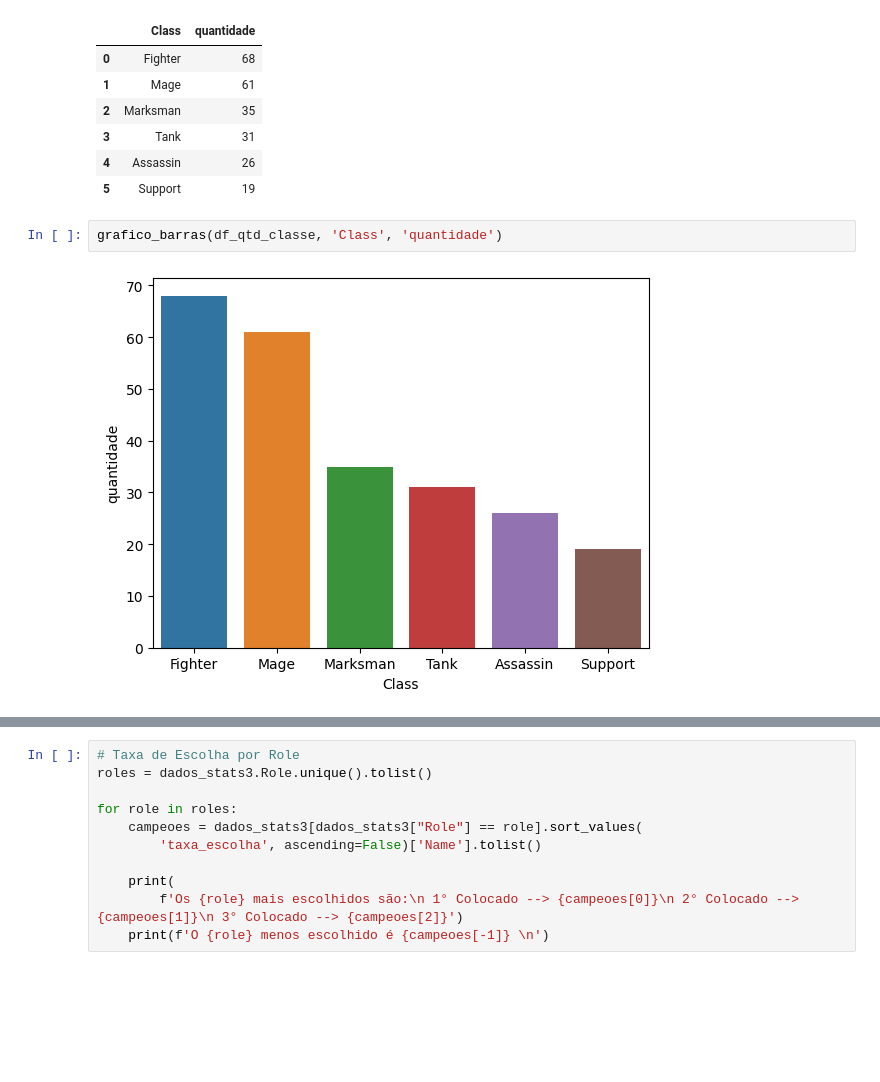
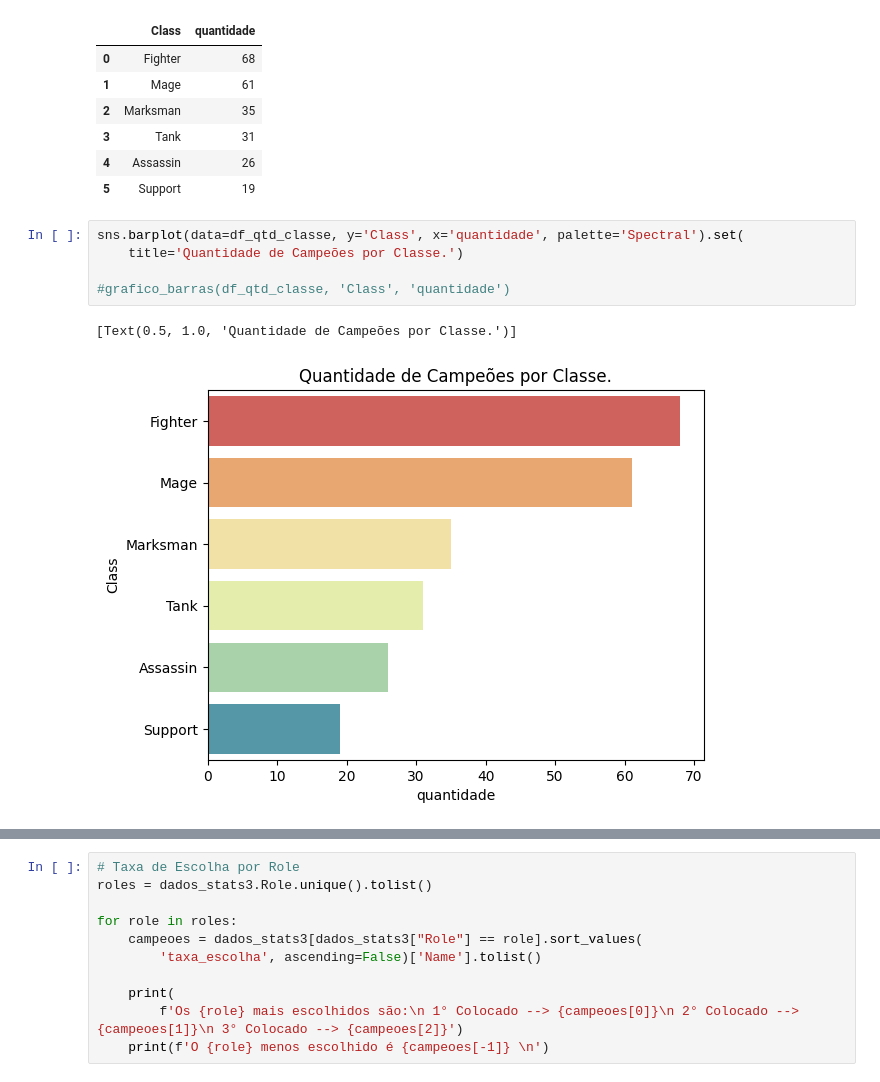
Before and after one commit to MirianGuerra/League_of_legends_stats, a Jupyter notebook: lol_2013.ipynb, the cells around one changed output, grey strips where cells are left out. Cells and saved outputs as stored; diff of their text form; blank space fills up the shorter version.

```diff
--- a/lol_2013.ipynb
+++ b/lol_2013.ipynb
@@ -99,10 +115,14 @@ df_qtd_classe
 | 3 | Tank | 31 |
 | 4 | Assassin | 26 |
 | 5 | Support | 19 |
-# %%
-grafico_barras(df_qtd_classe, 'Class', 'quantidade')
-# %% [output]
-[figure, removed]
+# %%
+sns.barplot(data=df_qtd_classe, y='Class', x='quantidade', palette='Spectral').set(
+    title='Quantidade de Campeões por Classe.')
+
+#grafico_barras(df_qtd_classe, 'Class', 'quantidade')
+# %% [output]
+[Text(0.5, 1.0, 'Quantidade de Campeões por Classe.')]
+[figure, added]
 # %%
 #Taxa de Vitória por Role
 roles = dados_stats3.Role.unique().tolist()
```
Also changed, not shown: parts of 19 cells of this notebook, 4 other files.
